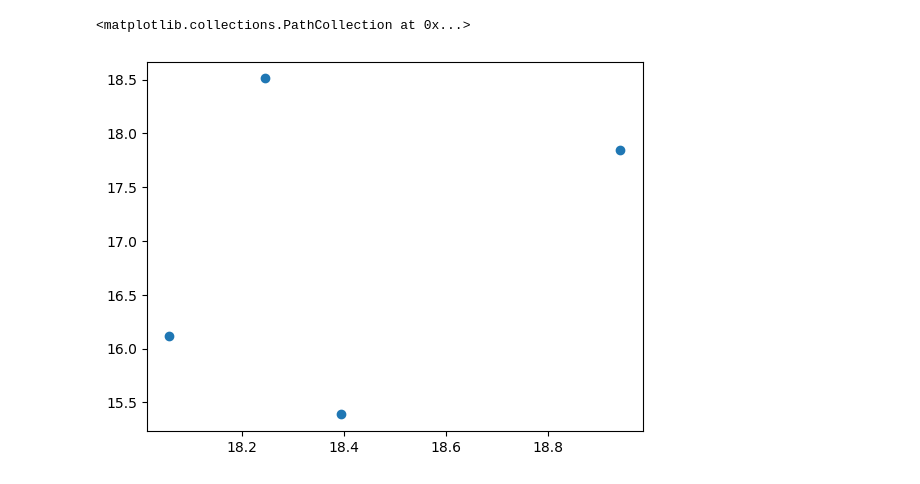
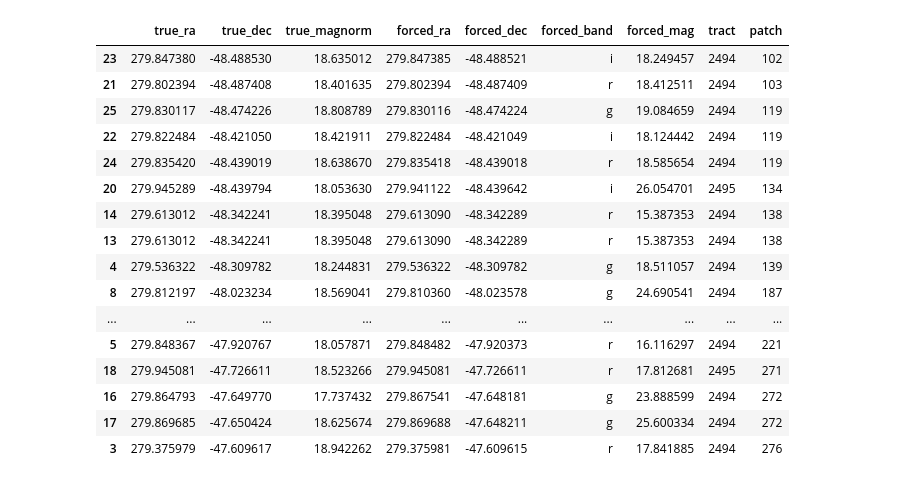
Before and after one commit to lsst-dm/vv-team-notebooks, a Jupyter notebook: notebooks/SP-1077-true_pipeline_staticsrcs.ipynb, the cells around one changed output. Drawn from its saved outputs; the diff is of its cells as text; code cells hidden in the pictures.

Commit message:
compare true psf flux

```diff
--- a/notebooks/SP-1077-true_pipeline_staticsrcs.ipynb
+++ b/notebooks/SP-1077-true_pipeline_staticsrcs.ipynb
@@ -27,3 +27,9 @@ collections = 'LSSTComCamSim/runs/DRP/OR4/w_2024_25/DM-45066'
 butler = dafButler.Butler('embargo_or4', collections=collections)
 registry = butler.registry
 skyMap = butler.get('skyMap', dataId={'skymap':'ops_rehersal_prep_2k_v1'})
+# %%
+# select a tract and patch
+for i, dt in enumerate(registry.queryDatasets(datasetType='goodSeeingCoadd', collections=collections)):
+    # print(dt.dataId['tract'])
+    if 150 < i < 200:
+        print(dt.dataId)
@@ -224,6 +264,13 @@ truth_forced_dict
-# %%
-# plot true_mag and forced_mag
-plt.scatter(truth_forced_dict['true_magnorm'], truth_forced_dict['forced_mag'])
-# %% [output]
-<matplotlib.collections.PathCollection at 0x...>
-[figure, removed]
+# %%
+# Flatten the lists
+truth_forced_dict_flatten = {
+    'true_ra': [item for sublist in truth_forced_dict['true_ra'] for item in sublist],
+    'true_dec': [item for sublist in truth_forced_dict['true_dec'] for item in sublist],
+    'true_magnorm': [item for sublist in truth_forced_dict['true_magnorm'] for item in sublist],
+    'forced_ra': [item for sublist in truth_forced_dict['forced_ra'] for item in sublist],
+    'forced_dec': [item for sublist in truth_forced_dict['forced_dec'] for item in sublist],
+    'forced_band': [item for sublist in truth_forced_dict['forced_band'] for item in sublist],
+    'forced_mag': [item for sublist in truth_forced_dict['forced_mag'] for item in sublist],
+    'tract': [item for sublist in truth_forced_dict['tract'] for item in sublist],
+    'patch': [item for sublist in truth_forced_dict['patch'] for item in sublist],
+}
@@ -229,0 +279,25 @@ plt.scatter(truth_forced_dict['true_magnorm'], truth_forced_dict['forced_mag'])
+# %%
+# Create the DataFrame
+match_df = pd.DataFrame(truth_forced_dict_flatten)
+match_df = match_df.dropna()
+# %%
+match_df = match_df.sort_values(by=['patch'])
+match_df
+# %% [output]
+|  | true_ra | true_dec | true_magnorm | forced_ra | forced_dec | forced_band | forced_mag | tract | patch |
+| 23 | 279.847380 | -48.488530 | 18.635012 | 279.847385 | -48.488521 | i | 18.249457 | 2494 | 102 |
+| 21 | 279.802394 | -48.487408 | 18.401635 | 279.802394 | -48.487409 | r | 18.412511 | 2494 | 103 |
+| 25 | 279.830117 | -48.474226 | 18.808789 | 279.830116 | -48.474224 | g | 19.084659 | 2494 | 119 |
+| 22 | 279.822484 | -48.421050 | 18.421911 | 279.822484 | -48.421049 | i | 18.124442 | 2494 | 119 |
+| 24 | 279.835420 | -48.439019 | 18.638670 | 279.835418 | -48.439018 | r | 18.585654 | 2494 | 119 |
+| 20 | 279.945289 | -48.439794 | 18.053630 | 279.941122 | -48.439642 | i | 26.054701 | 2495 | 134 |
+| 14 | 279.613012 | -48.342241 | 18.395048 | 279.613090 | -48.342289 | r | 15.387353 | 2494 | 138 |
+| 13 | 279.613012 | -48.342241 | 18.395048 | 279.613090 | -48.342289 | r | 15.387353 | 2494 | 138 |
+| 4 | 279.536322 | -48.309782 | 18.244831 | 279.536322 | -48.309782 | g | 18.511057 | 2494 | 139 |
+| 8 | 279.812197 | -48.023234 | 18.569041 | 279.810360 | -48.023578 | g | 24.690541 | 2494 | 187 |
+| ... | ... | ... | ... | ... | ... | ... | ... | ... | ... |
+| 5 | 279.848367 | -47.920767 | 18.057871 | 279.848482 | -47.920373 | r | 16.116297 | 2494 | 221 |
+| 18 | 279.945081 | -47.726611 | 18.523266 | 279.945081 | -47.726611 | r | 17.812681 | 2495 | 271 |
+| 16 | 279.864793 | -47.649770 | 17.737432 | 279.867541 | -47.648181 | g | 23.888599 | 2494 | 272 |
+| 17 | 279.869685 | -47.650424 | 18.625674 | 279.869688 | -47.648211 | g | 25.600334 | 2494 | 272 |
+| 3 | 279.375979 | -47.609617 | 18.942262 | 279.375981 | -47.609615 | r | 17.841885 | 2494 | 276 |
```
Also changed, not shown: parts of 7 cells of this notebook.
